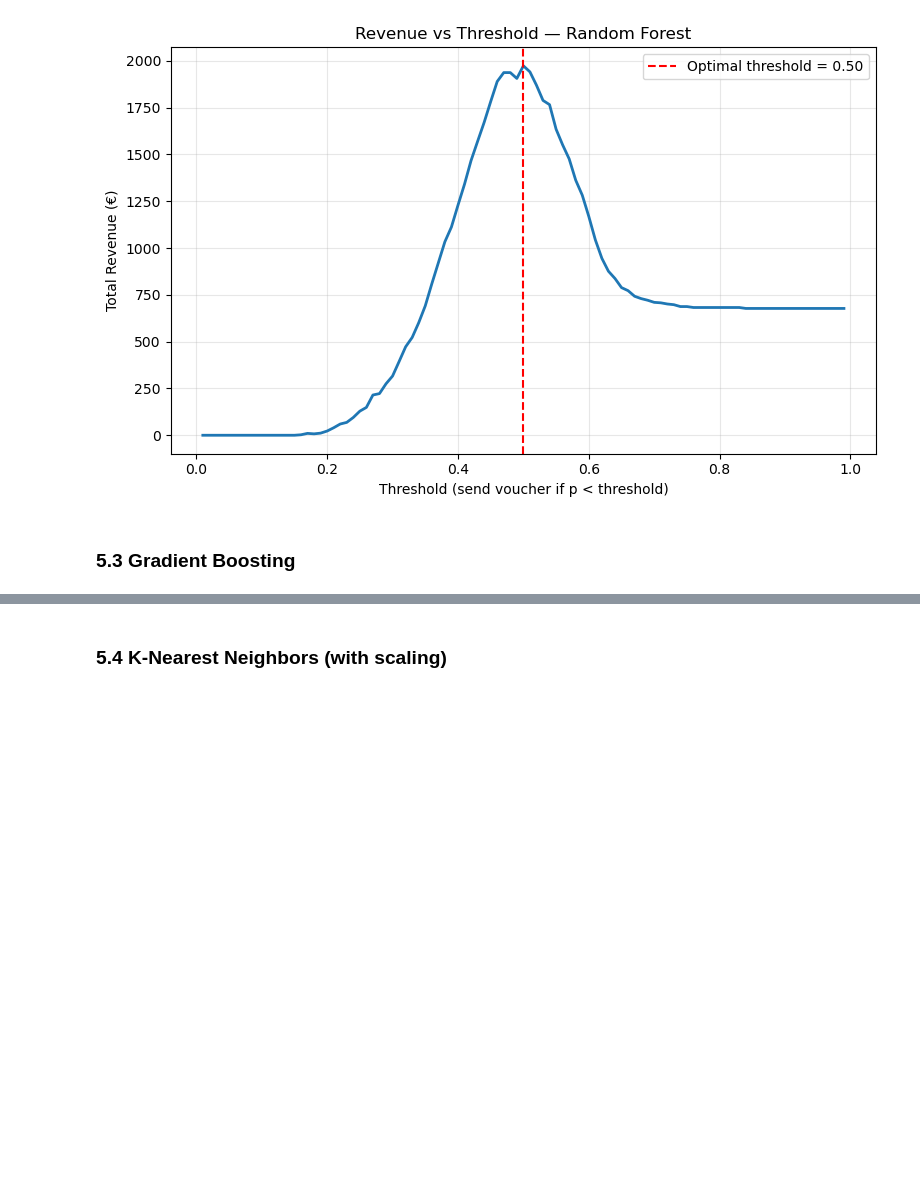
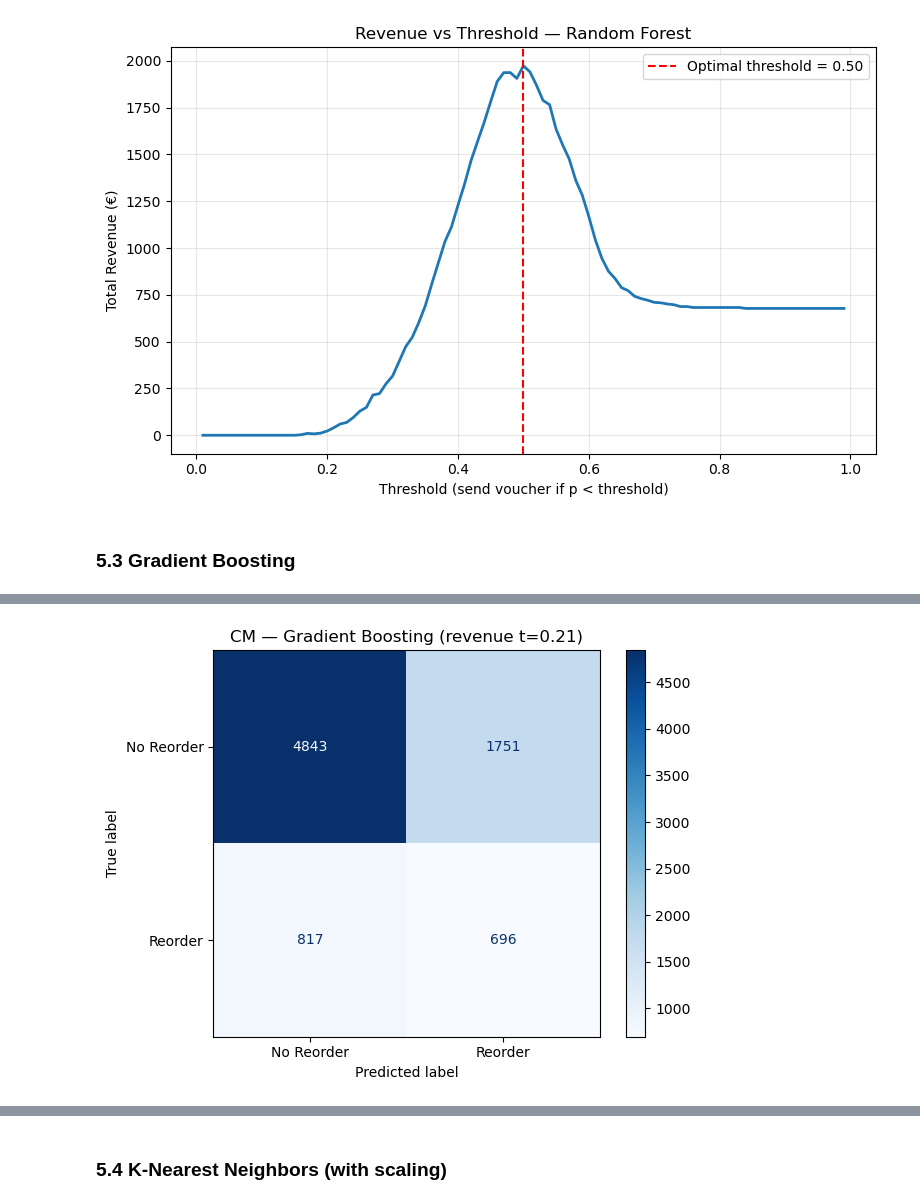
Before and after one commit to ungeralexan/ml_assignment, a Jupyter notebook: stand_safe_06_01/project.ipynb, the cells around one changed output, grey strips where cells are left out. Cells and saved outputs as stored; diff of their text form; code cells hidden in the pictures; blank space fills up the shorter version.

```diff
--- a/stand_safe_06_01/project.ipynb
+++ b/stand_safe_06_01/project.ipynb
@@ -1442,0 +1435,10 @@ plt.show()
+# %%
+t_star = result_gb["best_threshold"]
+y_proba = result_gb["y_proba"]
+
+# Predicted reorder label under revenue-optimal threshold
+y_pred_best_t = (y_proba >= t_star).astype(int)  # 1=reorder, 0=no reorder
+
+plot_cm(y_val, y_pred_best_t, f"CM — Gradient Boosting (revenue t={t_star:.2f})")
+# %% [output]
+[figure, added]
```
Also changed, not shown: parts of 11 cells of this notebook.
